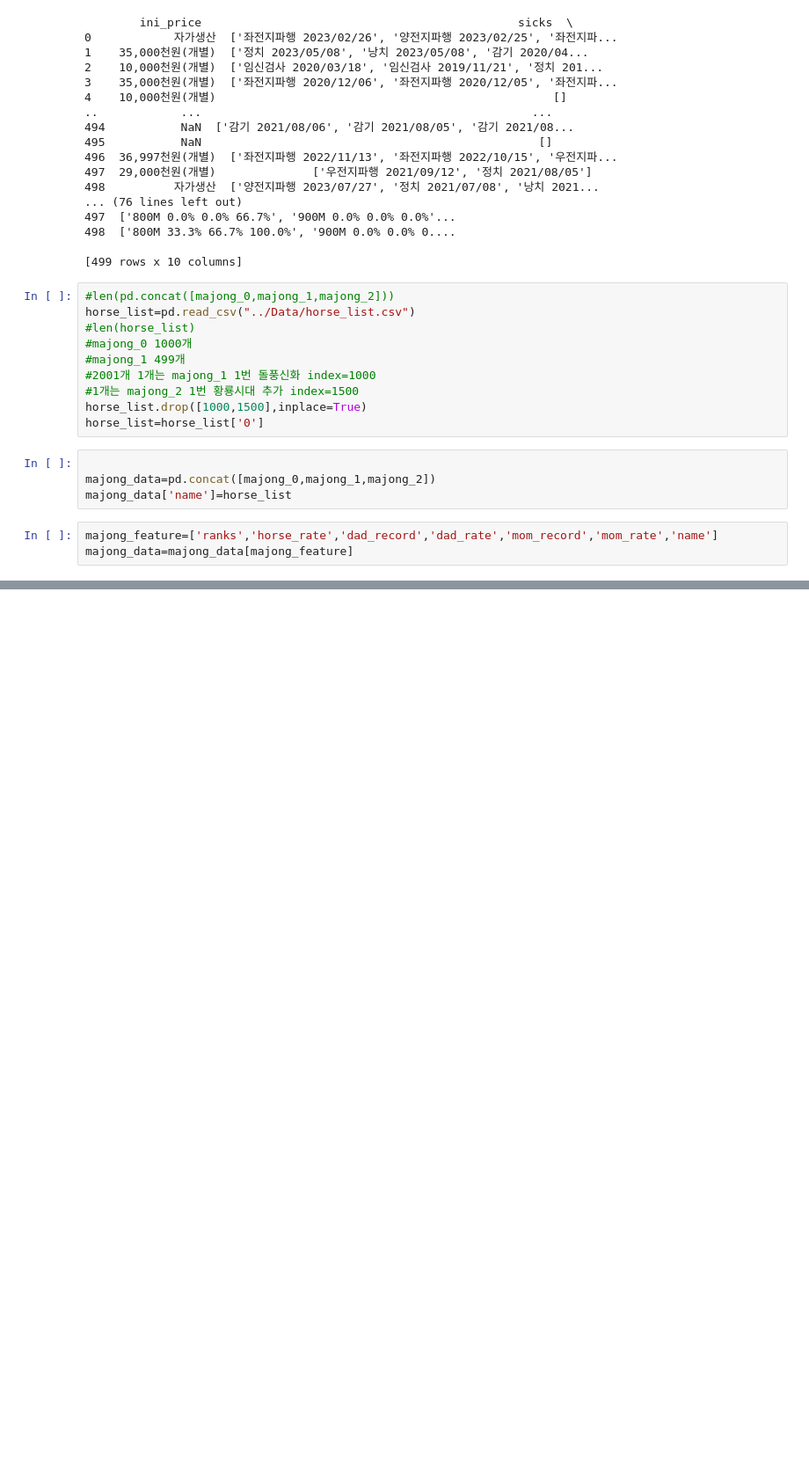
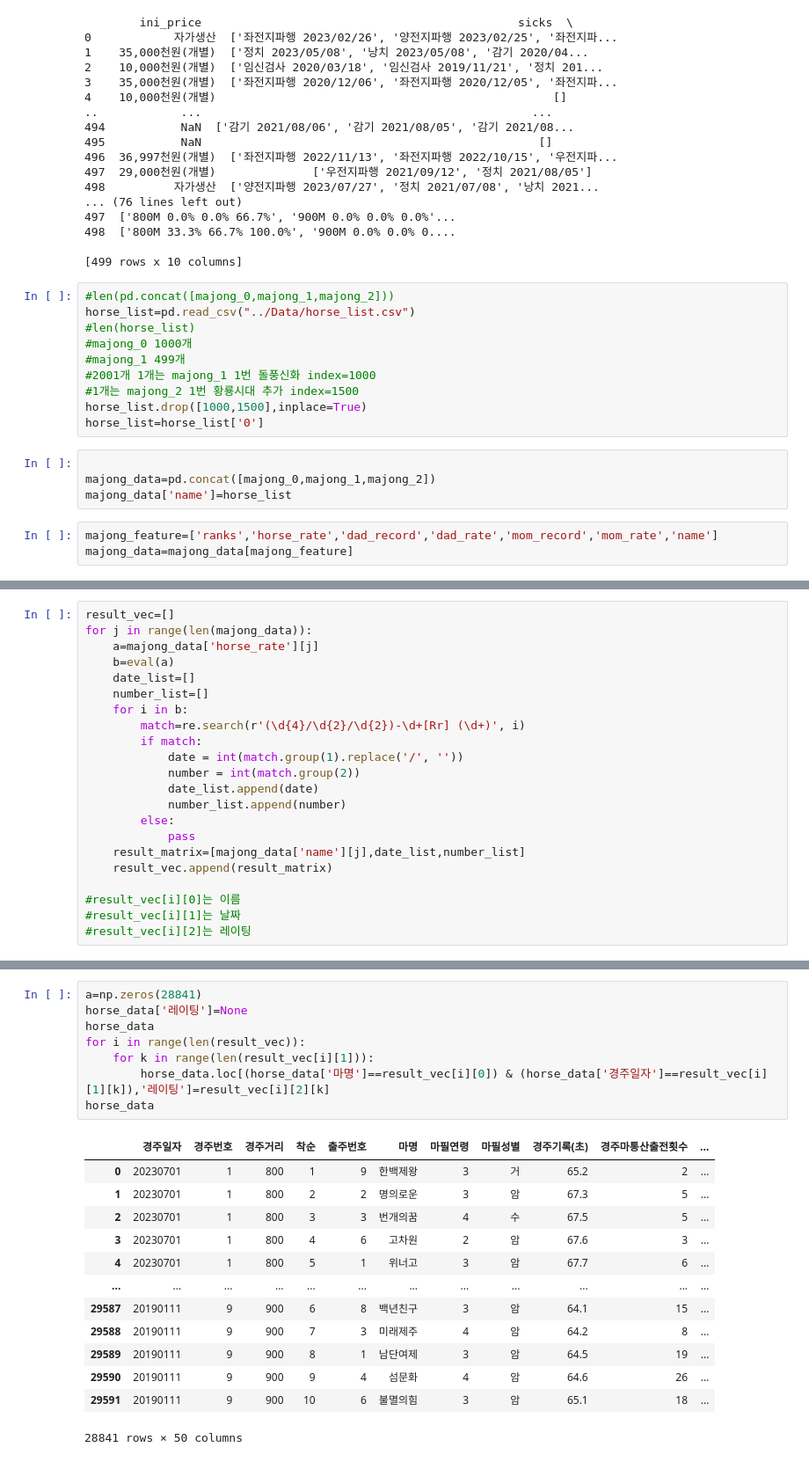
Before and after one commit to chomgid/HorceRacingPrediction2023, a Jupyter notebook: Jaehoon/horse_data_EDA.ipynb, the cells around one changed output, grey strips where cells are left out. Shown at 88% size. Cells and saved outputs as stored; diff of their text form; blank space fills up the shorter version.

```diff
--- a/Jaehoon/horse_data_EDA.ipynb
+++ b/Jaehoon/horse_data_EDA.ipynb
@@ -203,0 +194,22 @@ majong_data
+# %%
+result_vec=[]
+for j in range(len(majong_data)):
+    a=majong_data['horse_rate'][j]
+    b=eval(a)
+    date_list=[]
+    number_list=[]
+    for i in b:
+        match=re.search(r'(\d{4}/\d{2}/\d{2})-\d+[Rr] (\d+)', i)
+        if match:
+            date = int(match.group(1).replace('/', ''))
+            number = int(match.group(2))
+            date_list.append(date)
+            number_list.append(number)
+        else:
+            pass
+    result_matrix=[majong_data['name'][j],date_list,number_list]
+    result_vec.append(result_matrix)
+
+#result_vec[i][0]는 이름
+#result_vec[i][1]는 날짜
+#result_vec[i][2]는 레이팅
@@ -203,0 +232,22 @@ majong_data
+# %%
+a=np.zeros(28841)
+horse_data['레이팅']=None
+horse_data
+for i in range(len(result_vec)):
+    for k in range(len(result_vec[i][1])):
+        horse_data.loc[(horse_data['마명']==result_vec[i][0]) & (horse_data['경주일자']==result_vec[i][1][k]),'레이팅']=result_vec[i][2][k]
+horse_data
+# %% [output]
+|  | 경주일자 | 경주번호 | 경주거리 | 착순 | 출주번호 | 마명 | 마필연령 | 마필성별 | 경주기록(초) | 경주마통산출전횟수 | ... |
+| 0 | 20230701 | 1 | 800 | 1 | 9 | 한백제왕 | 3 | 거 | 65.2 | 2 | ... |
+| 1 | 20230701 | 1 | 800 | 2 | 2 | 명의로운 | 3 | 암 | 67.3 | 5 | ... |
+| 2 | 20230701 | 1 | 800 | 3 | 3 | 번개의꿈 | 4 | 수 | 67.5 | 5 | ... |
+| 3 | 20230701 | 1 | 800 | 4 | 6 | 고차원 | 2 | 암 | 67.6 | 3 | ... |
+| 4 | 20230701 | 1 | 800 | 5 | 1 | 위너고 | 3 | 암 | 67.7 | 6 | ... |
+| ... | ... | ... | ... | ... | ... | ... | ... | ... | ... | ... | ... |
+| 29587 | 20190111 | 9 | 900 | 6 | 8 | 백년친구 | 3 | 암 | 64.1 | 15 | ... |
+| 29588 | 20190111 | 9 | 900 | 7 | 3 | 미래제주 | 4 | 암 | 64.2 | 8 | ... |
+| 29589 | 20190111 | 9 | 900 | 8 | 1 | 남단여제 | 3 | 암 | 64.5 | 19 | ... |
+| 29590 | 20190111 | 9 | 900 | 9 | 4 | 섬문화 | 4 | 암 | 64.6 | 26 | ... |
+| 29591 | 20190111 | 9 | 900 | 10 | 6 | 불멸의힘 | 3 | 암 | 65.1 | 18 | ... |
+28841 rows × 50 columns
```
Also changed, not shown: parts of 12 cells of this notebook.
